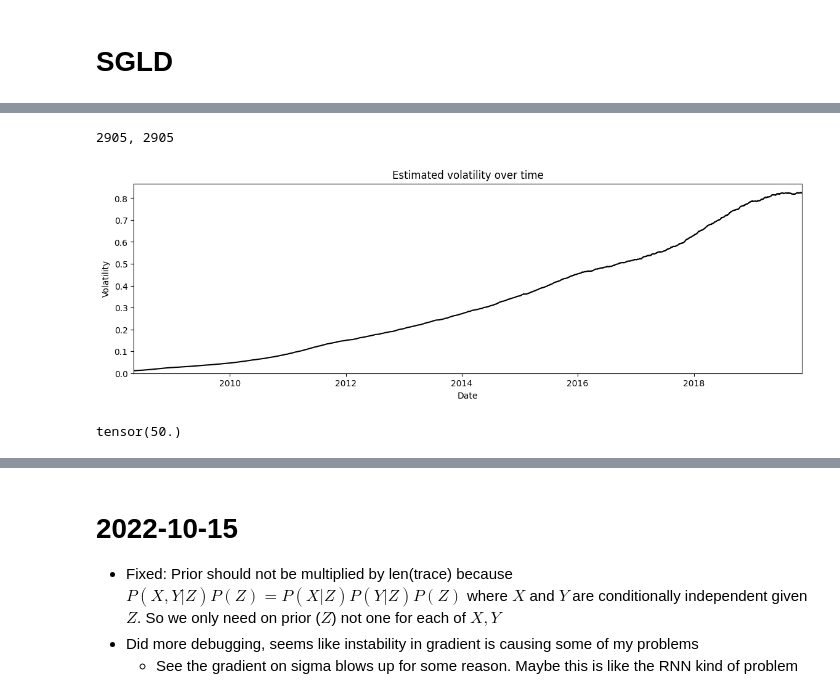
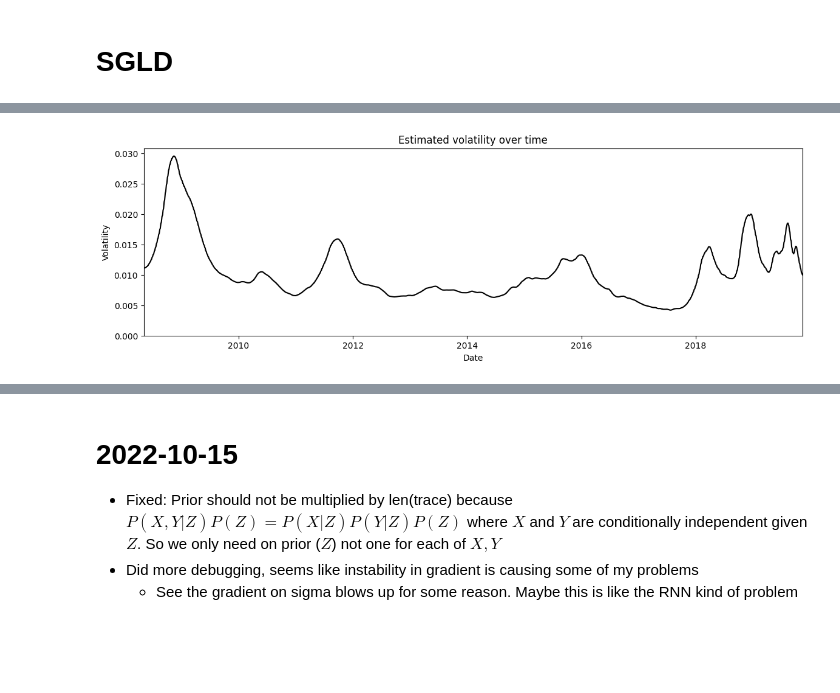
Before and after one commit to bjlkeng/sandbox, a Jupyter notebook: stochastic_langevin/stochastic_volatility.ipynb, the cells around one changed output, grey strips where cells are left out. Saved outputs shown, nothing was run; the diff lists cells and outputs as text; code cells hidden in the pictures; blank space fills up the shorter version.

```diff
--- a/stochastic_langevin/stochastic_volatility.ipynb
+++ b/stochastic_langevin/stochastic_volatility.ipynb
@@ -223,7 +233,7 @@ class StochasticVolatility(nn.Module):
 # %% [markdown]
 # SGLD
 # %%
-batch_size = 2
+batch_size = 10
 
 torch_data = torch.tensor(returns['change'])
 torch_data = torch.stack([torch_data] * batch_size, 0)
@@ -297,26 +316,16 @@ init_vol = -4.494410037994385
 # %%
 sigma_rv = distributions.Exponential(torch_model.sigma)
 sigma_mean = sigma_rv.mean
 
-vol_rv = distributions.Normal(torch_model.vol,
-                              sigma_mean * torch.ones(torch_model.vol.shape))
-vol_diffs = vol_rv.mean
-vol_mean = torch_model.init_vol + torch.cumsum(vol_diffs, dim=0)
+vol_mean = torch_model.init_vol + torch.cumsum(torch_model.vol, dim=0)
 
 fig, ax = plt.subplots(figsize=(14, 4))
 y_vals = np.exp(vol_mean.cpu().detach().numpy())
 x_vals = returns.index.astype(np.datetime64)
 
-print(f'{len(y_vals)}, {len(x_vals)}')
-
 plt.plot(x_vals, y_vals, "k")#, alpha=0.002)
 ax.set_xlim(x_vals.min(), x_vals.max())
 ax.set_ylim(bottom=0)
 ax.set(title="Estimated volatility over time", xlabel="Date", ylabel="Volatility");
 # %% [output]
-2905, 2905
-[figure, old version]
+[figure, new version]
-# %%
-torch_model.sigma.grad
-# %% [output]
-tensor(50.)
```
Also changed, not shown: parts of 17 cells of this notebook.
